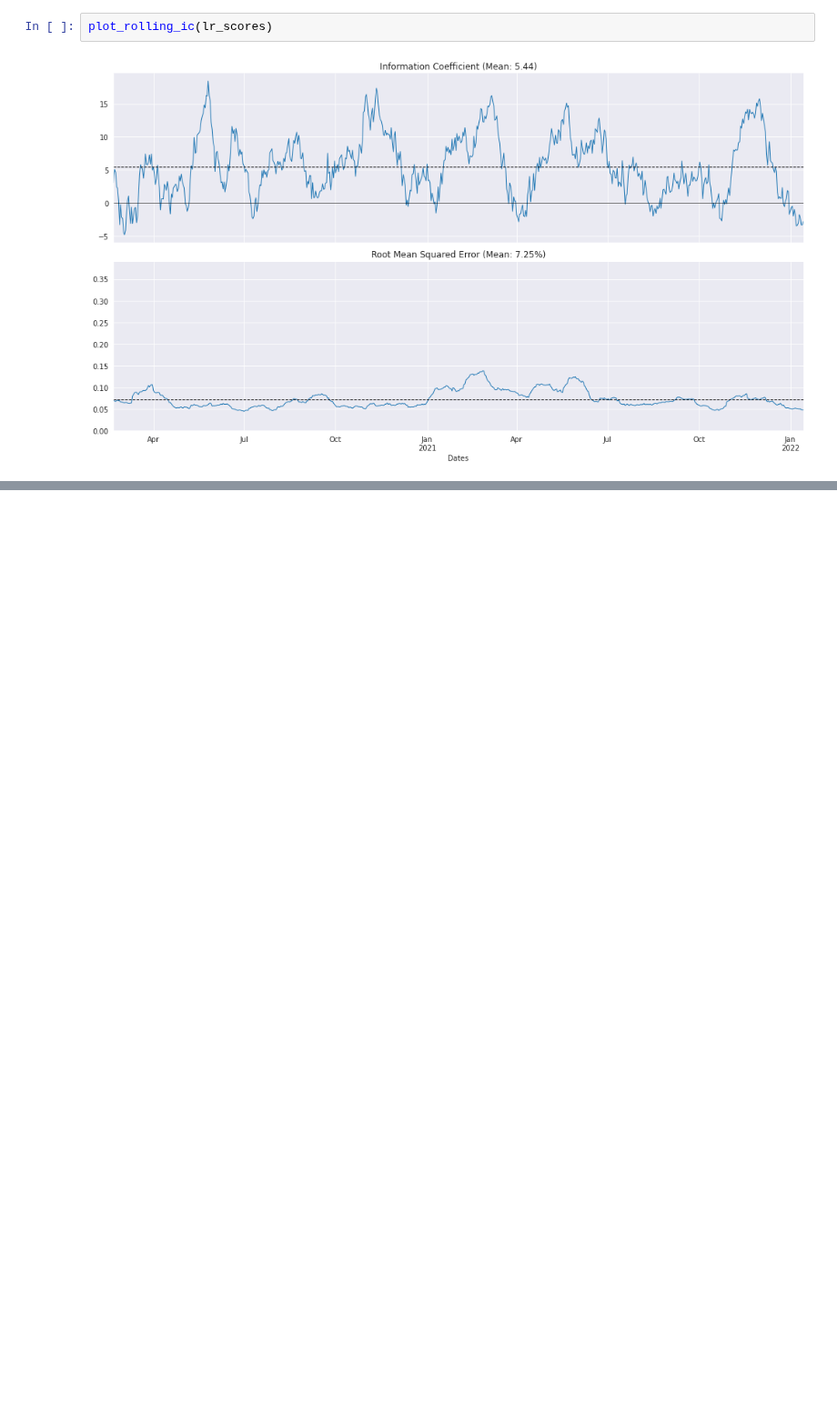
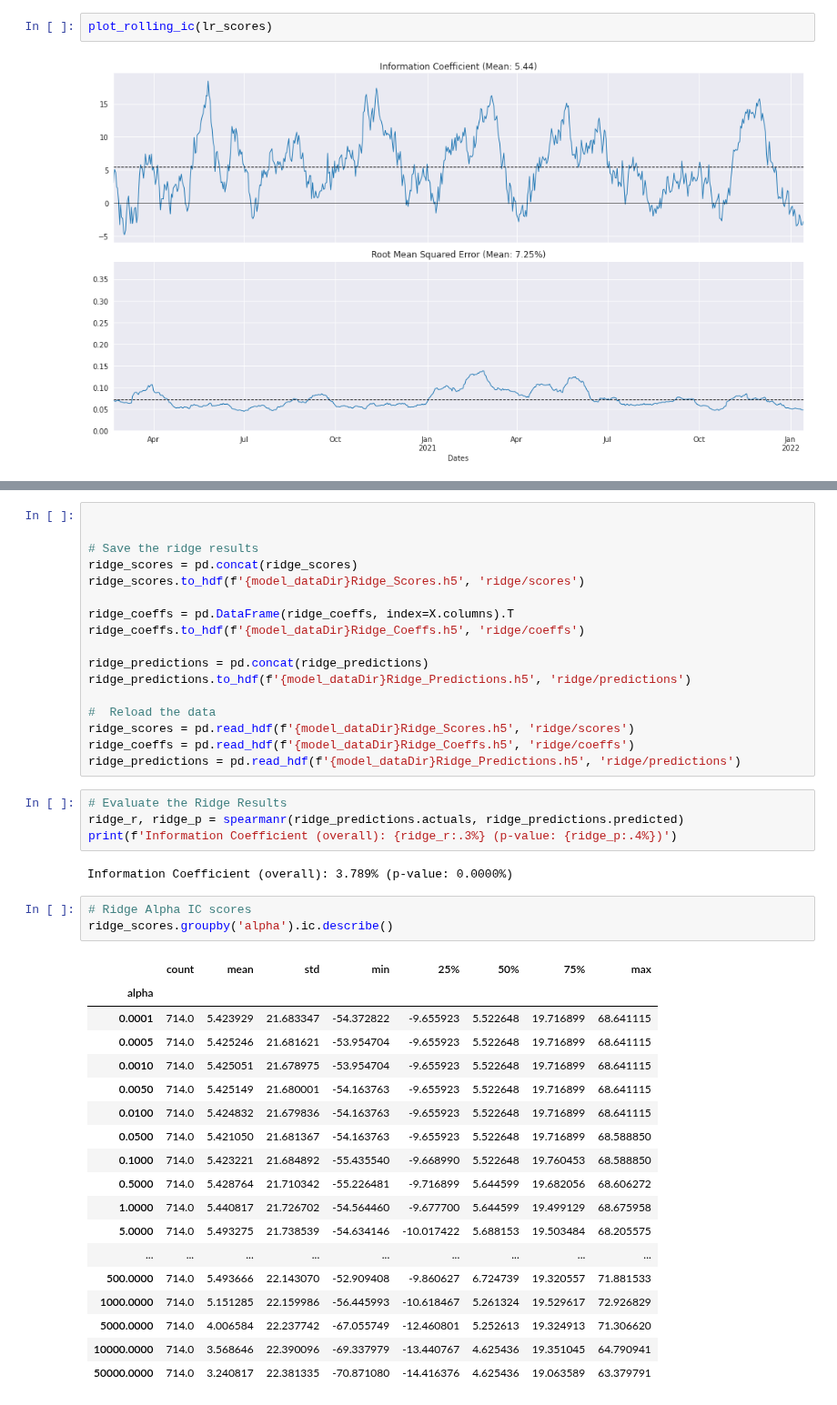
Before and after one commit to carlos-carlos/ML-Class-capstone-project, a Jupyter notebook: Step6_Predictions.ipynb, the cells around one changed output, grey strips where cells are left out. Shown at 91% size. Saved outputs shown, nothing was run; the diff lists cells and outputs as text; blank space fills up the shorter version.

```diff
--- a/Step6_Predictions.ipynb
+++ b/Step6_Predictions.ipynb
@@ -247,0 +324,45 @@ plot_rolling_ic(lr_scores)
+# %%
+
+
+# Save the ridge results
+ridge_scores = pd.concat(ridge_scores)
+ridge_scores.to_hdf(f'{model_dataDir}Ridge_Scores.h5', 'ridge/scores')
+
+ridge_coeffs = pd.DataFrame(ridge_coeffs, index=X.columns).T
+ridge_coeffs.to_hdf(f'{model_dataDir}Ridge_Coeffs.h5', 'ridge/coeffs')
+
+ridge_predictions = pd.concat(ridge_predictions)
+ridge_predictions.to_hdf(f'{model_dataDir}Ridge_Predictions.h5', 'ridge/predictions')
+
+#  Reload the data
+ridge_scores = pd.read_hdf(f'{model_dataDir}Ridge_Scores.h5', 'ridge/scores')
+ridge_coeffs = pd.read_hdf(f'{model_dataDir}Ridge_Coeffs.h5', 'ridge/coeffs')
+ridge_predictions = pd.read_hdf(f'{model_dataDir}Ridge_Predictions.h5', 'ridge/predictions')
+# %%
+# Evaluate the Ridge Results
+ridge_r, ridge_p = spearmanr(ridge_predictions.actuals, ridge_predictions.predicted)
+print(f'Information Coefficient (overall): {ridge_r:.3%} (p-value: {ridge_p:.4%})')
+# %% [output]
+Information Coefficient (overall): 3.789% (p-value: 0.0000%)
+# %%
+# Ridge Alpha IC scores
+ridge_scores.groupby('alpha').ic.describe()
+# %% [output]
+|  | count | mean | std | min | 25% | 50% | 75% | max |
+| alpha |  |  |  |  |  |  |  |  |
+| 0.0001 | 714.0 | 5.423929 | 21.683347 | -54.372822 | -9.655923 | 5.522648 | 19.716899 | 68.641115 |
+| 0.0005 | 714.0 | 5.425246 | 21.681621 | -53.954704 | -9.655923 | 5.522648 | 19.716899 | 68.641115 |
+| 0.0010 | 714.0 | 5.425051 | 21.678975 | -53.954704 | -9.655923 | 5.522648 | 19.716899 | 68.641115 |
+| 0.0050 | 714.0 | 5.425149 | 21.680001 | -54.163763 | -9.655923 | 5.522648 | 19.716899 | 68.641115 |
+| 0.0100 | 714.0 | 5.424832 | 21.679836 | -54.163763 | -9.655923 | 5.522648 | 19.716899 | 68.641115 |
+| 0.0500 | 714.0 | 5.421050 | 21.681367 | -54.163763 | -9.655923 | 5.522648 | 19.716899 | 68.588850 |
+| 0.1000 | 714.0 | 5.423221 | 21.684892 | -55.435540 | -9.668990 | 5.522648 | 19.760453 | 68.588850 |
+| 0.5000 | 714.0 | 5.428764 | 21.710342 | -55.226481 | -9.716899 | 5.644599 | 19.682056 | 68.606272 |
+| 1.0000 | 714.0 | 5.440817 | 21.726702 | -54.564460 | -9.677700 | 5.644599 | 19.499129 | 68.675958 |
+| 5.0000 | 714.0 | 5.493275 | 21.738539 | -54.634146 | -10.017422 | 5.688153 | 19.503484 | 68.205575 |
+| ... | ... | ... | ... | ... | ... | ... | ... | ... |
+| 500.0000 | 714.0 | 5.493666 | 22.143070 | -52.909408 | -9.860627 | 6.724739 | 19.320557 | 71.881533 |
+| 1000.0000 | 714.0 | 5.151285 | 22.159986 | -56.445993 | -10.618467 | 5.261324 | 19.529617 | 72.926829 |
+| 5000.0000 | 714.0 | 4.006584 | 22.237742 | -67.055749 | -12.460801 | 5.252613 | 19.324913 | 71.306620 |
+| 10000.0000 | 714.0 | 3.568646 | 22.390096 | -69.337979 | -13.440767 | 4.625436 | 19.351045 | 64.790941 |
+| 50000.0000 | 714.0 | 3.240817 | 22.381335 | -70.871080 | -14.416376 | 4.625436 | 19.063589 | 63.379791 |
```
Also changed, not shown: parts of 12 cells of this notebook, 1 other file.
